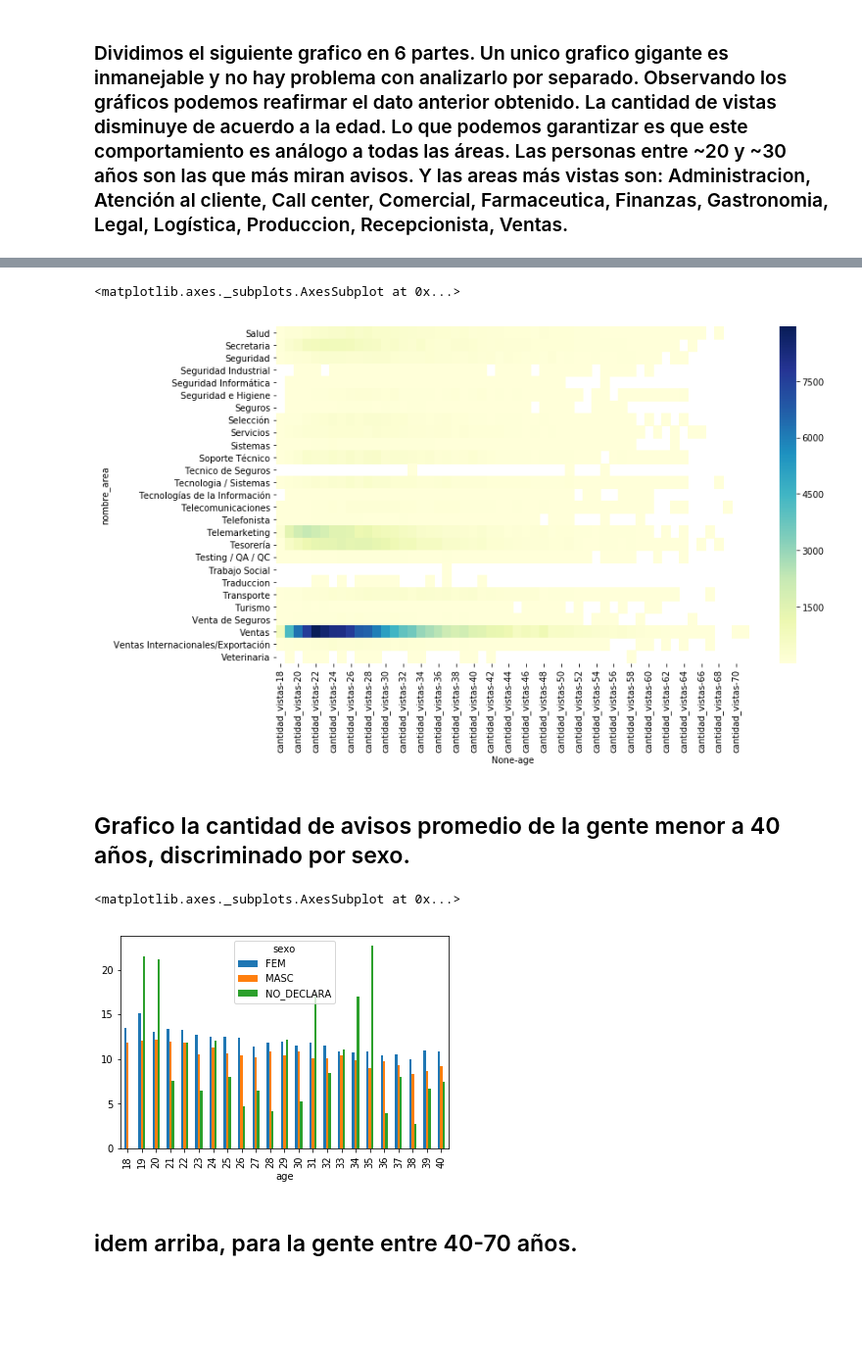
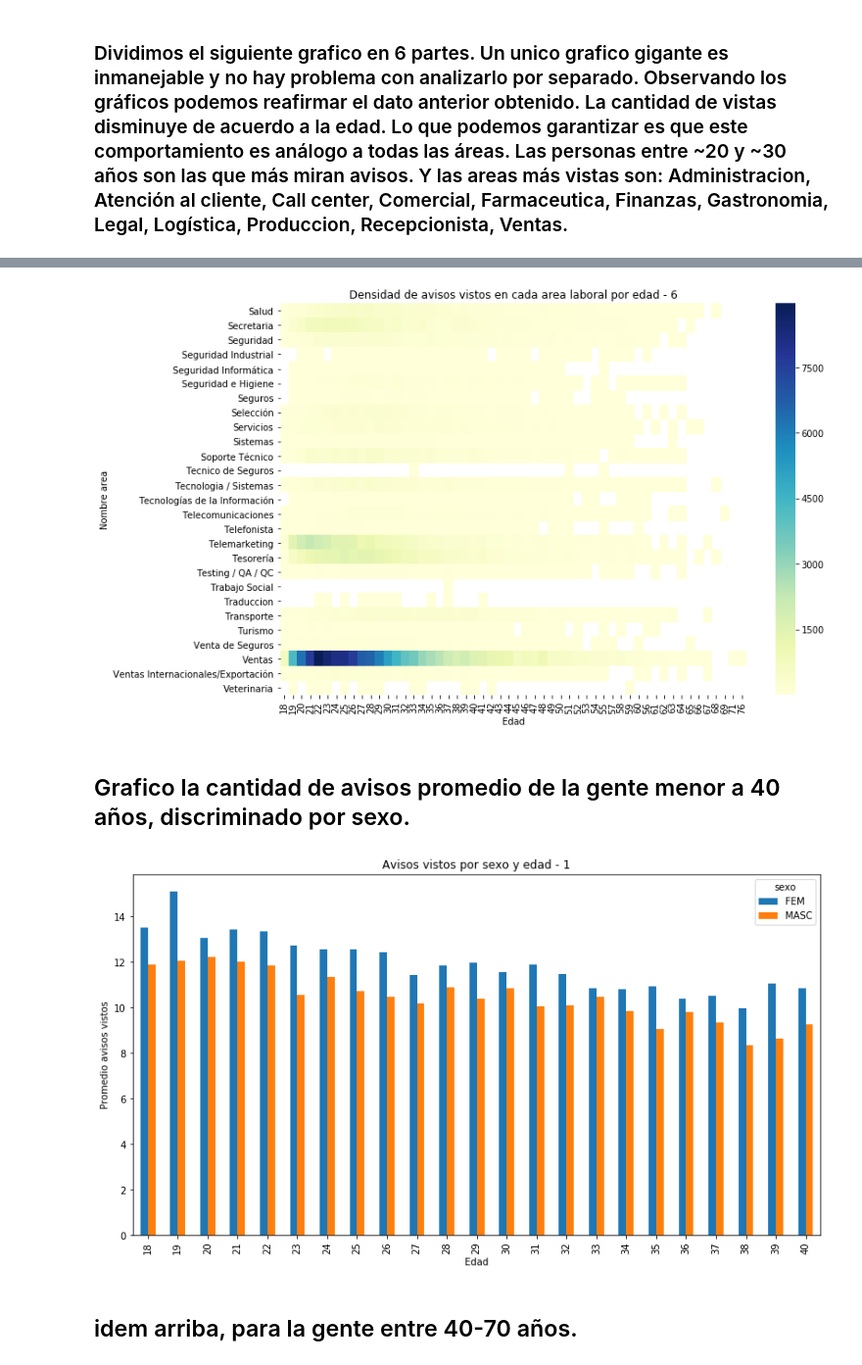
Before and after one commit to iloyarte/datos-tp, a Jupyter notebook: TP 1 - Analisis exploratorio - 2C.ipynb, the cells around one changed output, grey strips where cells are left out. Shown at 98% size. Saved outputs shown, nothing was run; the diff lists cells and outputs as text; code cells hidden in the pictures; blank space fills up the shorter version.

```diff
--- a/TP 1 - Analisis exploratorio - 2C.ipynb
+++ b/TP 1 - Analisis exploratorio - 2C.ipynb
@@ -78,23 +101,29 @@ sns.heatmap(avisos_edad_area_gm_ls.pivot_table(index='nombre_area', columns = 'a
 # %%
 avisos_edad_area_gs = avisos_edad_area[(avisos_edad_area['nombre_area'].str.lower() >= 's') ]
 plt.figure(figsize = (12,7))
-sns.heatmap(avisos_edad_area_gs.pivot_table(index='nombre_area', columns = 'age'), cmap="YlGnBu")
+ax = sns.heatmap(avisos_edad_area_gs.pivot_table(index='nombre_area', columns = 'age'), xticklabels=avisos_edad_area_lc['age'].unique(),cmap="YlGnBu")
+ax.set_xlabel('Edad')
+ax.set_ylabel('Nombre area')
+ax.set_title('Densidad de avisos vistos en cada area laboral por edad - 6')
+plt.tight_layout()
+plt.savefig("images/area_por_edad_6.png")
 # %% [output]
-<matplotlib.axes._subplots.AxesSubplot at 0x...>
-[figure, old version]
+[figure, new version]
 # %% [markdown]
 ## Grafico la cantidad de avisos promedio de la gente menor a 40 años, discriminado por sexo.
 # %%
 postulantes_sexo_edad = postulantes_vistas.groupby(['idpostulante', 'sexo','age']).count().reset_index()[['sexo','idAviso','age']]
+postulantes_sexo_edad = postulantes_sexo_edad[postulantes_sexo_edad['sexo'] != 'NO_DECLARA']
 postulantes_sexo_edad_men_30 = postulantes_sexo_edad[postulantes_sexo_edad['age'] <= 40]
 postulantes_sexo_edad_men_30 = postulantes_sexo_edad_men_30.groupby(['sexo','age']).mean().reset_index()
 postulantes_sexo_edad_men_30.columns = ['sexo','age','mean']
-postulantes_sexo_edad_men_30.pivot(index = 'age', columns = 'sexo', values = 'mean').plot(kind='bar')
-
+ax = postulantes_sexo_edad_men_30.pivot(index = 'age', columns = 'sexo', values = 'mean').plot(kind='bar', figsize = (13,7), title = 'Avisos vistos por sexo y edad - 1')
+ax.set_xlabel('Edad')
+ax.set_ylabel('Promedio avisos vistos')
+plt.savefig("images/cantidad_avisos_por_edad_y_sexo_1.png")
 # El plot quedo gigante, quizas se puede particionar mas todavia.
 # %% [output]
-<matplotlib.axes._subplots.AxesSubplot at 0x...>
-[figure, old version]
+[figure, new version]
 # %% [markdown]
 ## idem arriba, para la gente entre 40-70 años.
 # %%
```
Also changed, not shown: parts of 34 cells of this notebook.
